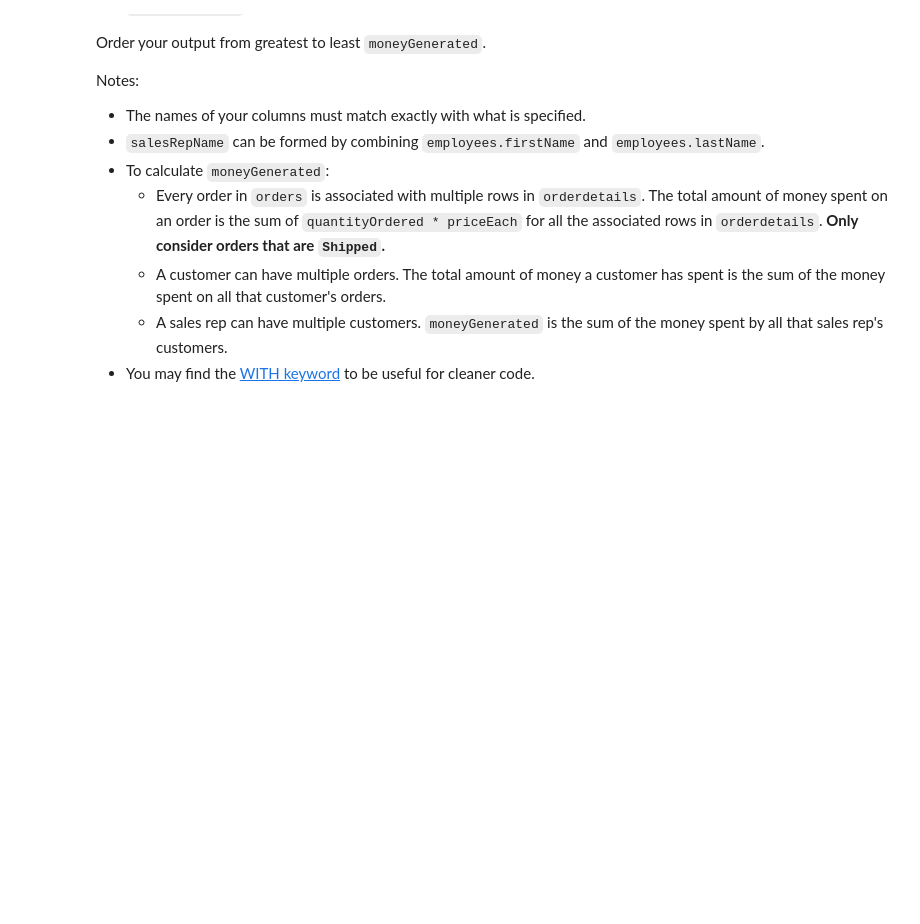
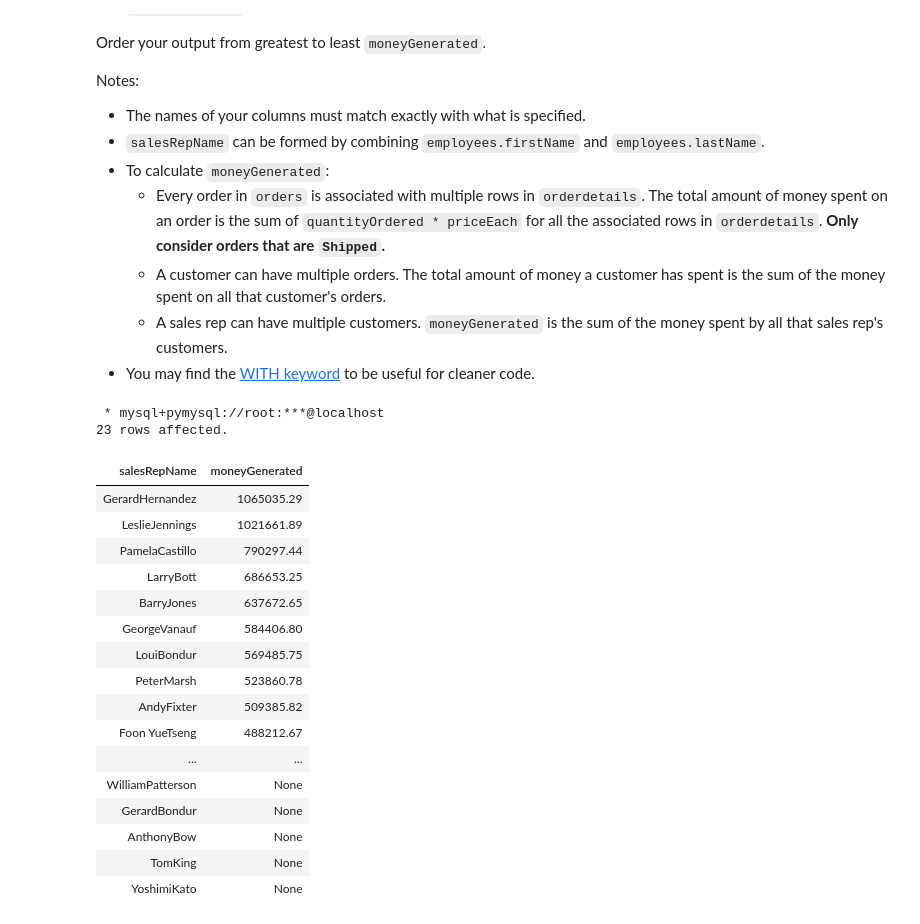
Before and after one commit to zhiyuan0828/W4111-Intro-to-Databases-Spring-2024, a Jupyter notebook: Homework/HW1/S24-W4111-HW1.ipynb, the cells around one changed output. Cells and saved outputs as stored; diff of their text form; code cells hidden in the pictures; blank space fills up the shorter version.

```diff
--- a/Homework/HW1/S24-W4111-HW1.ipynb
+++ b/Homework/HW1/S24-W4111-HW1.ipynb
@@ -476,0 +518,57 @@ Notes:
+# %%
+%%sql
+
+with order_price_table as (
+    select
+        orderNumber,
+        sum(quantityOrdered * priceEach) as order_price
+    from orderdetails
+    group by orderNumber
+),
+customer_pay_table as (
+    select
+        sum(opt.order_price) as order_price,
+        o.customerNumber as customerNumber
+    from orders o
+    left join order_price_table opt
+    on o.orderNumber = opt.orderNumber
+    where o.status = 'Shipped'
+    group by customerNumber
+),
+employee_sales_table as (
+    select
+        c.salesRepEmployeeNumber as salesRepEmployeeNumber,
+        sum(cpt.order_price) as moneyGenerated
+    from customers c
+    left join customer_pay_table cpt
+    on c.customerNumber = cpt.customerNumber
+    group by c.salesRepEmployeeNumber
+)
+
+select
+    concat(e.firstName, e.lastName) as salesRepName,
+    est.moneyGenerated as moneyGenerated
+from employees e
+left join employee_sales_table est
+on e.employeeNumber = est.salesRepEmployeeNumber
+order by moneyGenerated desc;
+# %% [output]
+ * mysql+pymysql://root:***@localhost
+23 rows affected.
+| salesRepName | moneyGenerated |
+| GerardHernandez | 1065035.29 |
+| LeslieJennings | 1021661.89 |
+| PamelaCastillo | 790297.44 |
+| LarryBott | 686653.25 |
+| BarryJones | 637672.65 |
+| GeorgeVanauf | 584406.80 |
+| LouiBondur | 569485.75 |
+| PeterMarsh | 523860.78 |
+| AndyFixter | 509385.82 |
+| Foon YueTseng | 488212.67 |
+| ... | ... |
+| WilliamPatterson | None |
+| GerardBondur | None |
+| AnthonyBow | None |
+| TomKing | None |
+| YoshimiKato | None |
```
Also changed, not shown: parts of 5 cells of this notebook, 1 other file.
